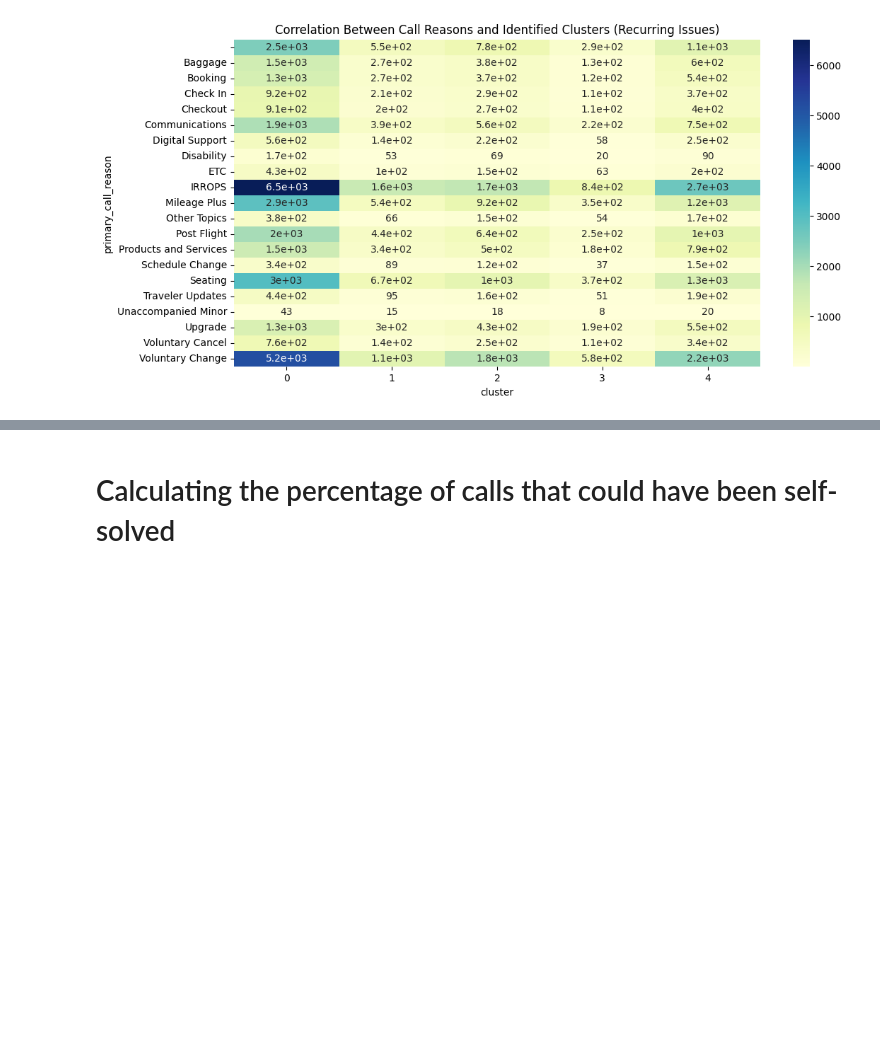
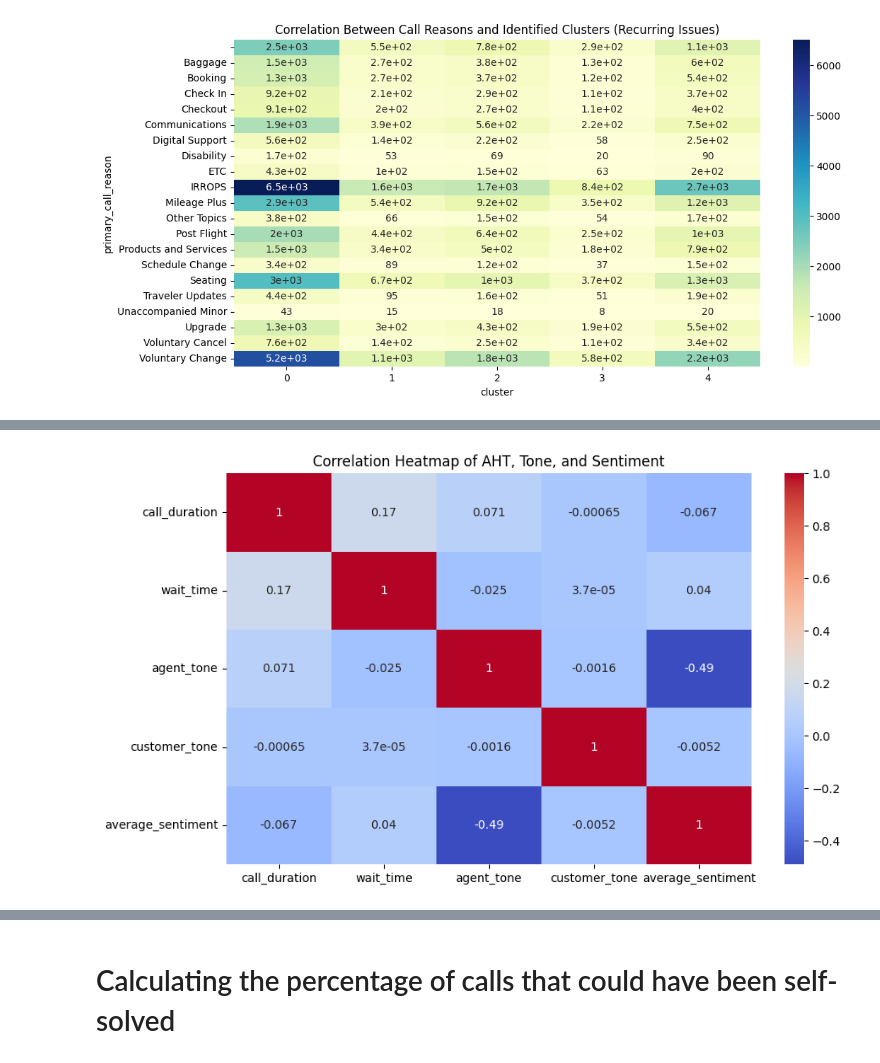
Before and after one commit to ZosTera2438/sky-hack, a Jupyter notebook: sky_hack.ipynb, the cells around one changed output, grey strips where cells are left out. Saved outputs shown, nothing was run; the diff lists cells and outputs as text; code cells hidden in the pictures; blank space fills up the shorter version.

```diff
--- a/sky_hack.ipynb
+++ b/sky_hack.ipynb
@@ -341,0 +346,8 @@ Percentage difference between the average handling time for the most frequent an
+# %%
+# Visualize the correlation between agent/customer tone and AHT
+plt.figure(figsize=(10, 6))
+sns.heatmap(final_df[['call_duration', 'wait_time', 'agent_tone', 'customer_tone', 'average_sentiment']].corr(), annot=True, cmap='coolwarm')
+plt.title('Correlation Heatmap of AHT, Tone, and Sentiment')
+plt.show()
+# %% [output]
+[figure, added]
```
Also changed, not shown: parts of 10 cells of this notebook, 6 other files.
